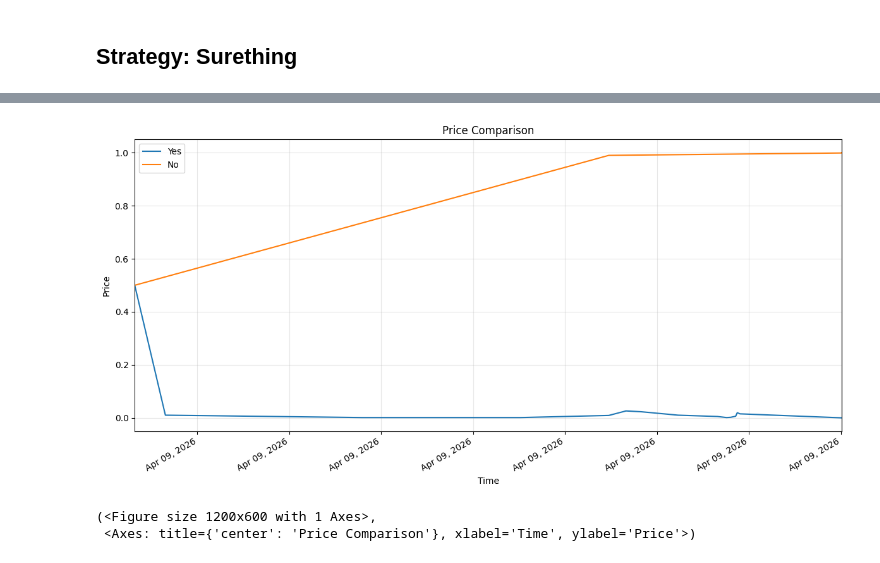
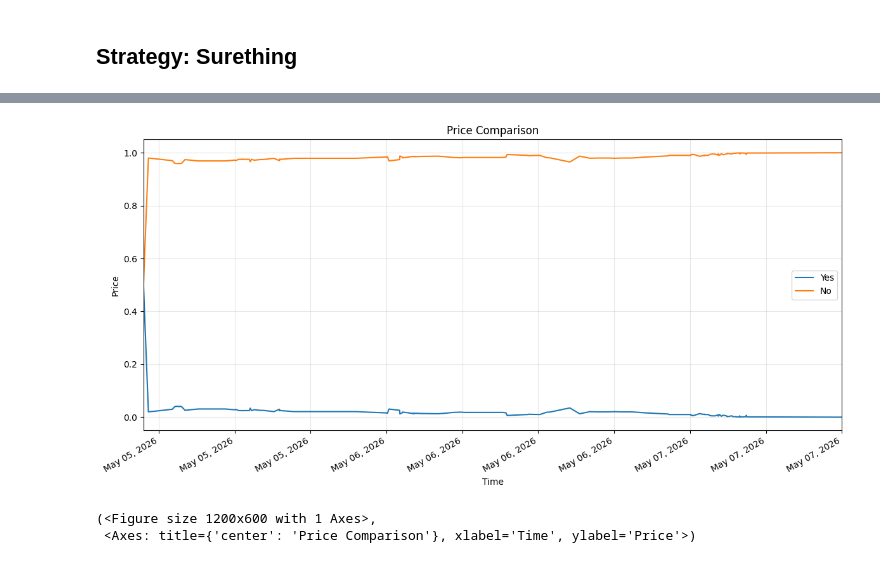
Before and after one commit to amirabbasja/PredictionMarketAnalyzer, a Jupyter notebook: playground.ipynb, the cells around one changed output, grey strips where cells are left out. Saved outputs shown, nothing was run; the diff lists cells and outputs as text; code cells hidden in the pictures.

```diff
--- a/playground.ipynb
+++ b/playground.ipynb
@@ -207,11 +260,21 @@ def plotOutcomes(dfs, dateRange, wonIndex: int, labels=None, title="Price Compar
 # Plot a polymarket's market
 
 # Get the market's data - one token ID has to be given
-slug = "bitcoin-above-72800-on-april-9-2026-12pm-et"
+slug = "highest-temperature-in-beijing-on-may-7-2026-22c"
 marketData = pd.DataFrame(queryParquetFile("src/data/polymarket/historical_markets/polymarket_HistoricalMarkets.parquet", f"SELECT * FROM data WHERE slug = '{slug}'"))
 
 outcome_0_trades = queryParquetFolder("./src/data/polymarket/trades", f"SELECT * FROM data WHERE token_id = '{marketData.iloc[0].outcome_0_ID}'")
 outcome_1_trades = queryParquetFolder("./src/data/polymarket/trades", f"SELECT * FROM data WHERE token_id = '{marketData.iloc[0].outcome_1_ID}'")
+
+symmetrizedOutcome0Prices, symmetricTimestamps, symmetrizedOutcome1Prices, symmetricTimestampsCopy = _symmetrizeOutcomeHistories(
+    outcome0Prices=outcome_0_trades["price"].tolist(),
+    outcome0Timestamps=outcome_0_trades["block_timestamp"].tolist(),
+    outcome1Prices=outcome_1_trades["price"].tolist(),
+    outcome1Timestamps=outcome_1_trades["block_timestamp"].tolist()
+)
+
+symmetrizedOutcome0DF = pd.DataFrame({"block_timestamp": symmetricTimestamps,"price": symmetrizedOutcome0Prices})
+symmetrizedOutcome1DF = pd.DataFrame({"block_timestamp": symmetricTimestamps,"price": symmetrizedOutcome1Prices})
 
 print(f"Slug: {marketData.iloc[0].slug}")
 print(f"Market ID: {marketData.iloc[0].marketID}")
@@ -250,21 +295,21 @@ outcome_0_trades
 # %%
 dateRange = [
     int(min(datetime.fromisoformat(marketData.startDate.iloc[0]).timestamp(), outcome_0_trades.block_timestamp.min(), outcome_1_trades.block_timestamp.min())),
     int(max(datetime.fromisoformat(marketData.endDate.iloc[0]).timestamp(), outcome_0_trades.block_timestamp.max(), outcome_1_trades.block_timestamp.max()))
 ]
 
 wonIndex = 0 if marketData.outcome_0_price.iloc[0] == 1.0 else 1
 
 plotOutcomes(
-    dfs = [outcome_0_trades, outcome_1_trades],
+    dfs = [symmetrizedOutcome0DF, symmetrizedOutcome1DF],
     labels = [marketData.iloc[0].outcome_0, marketData.iloc[0].outcome_1],
     dateRange = dateRange,
     wonIndex = wonIndex,
     # showLast = 4 * 60 * 60
     # fidelity = 5
 )
 # %% [output]
-[figure, old version]
+[figure, new version]
 (<Figure size 1200x600 with 1 Axes>,
  <Axes: title={'center': 'Price Comparison'}, xlabel='Time', ylabel='Price'>)
 # %%
```
Also changed, not shown: parts of 5 cells of this notebook, 1 other file.
